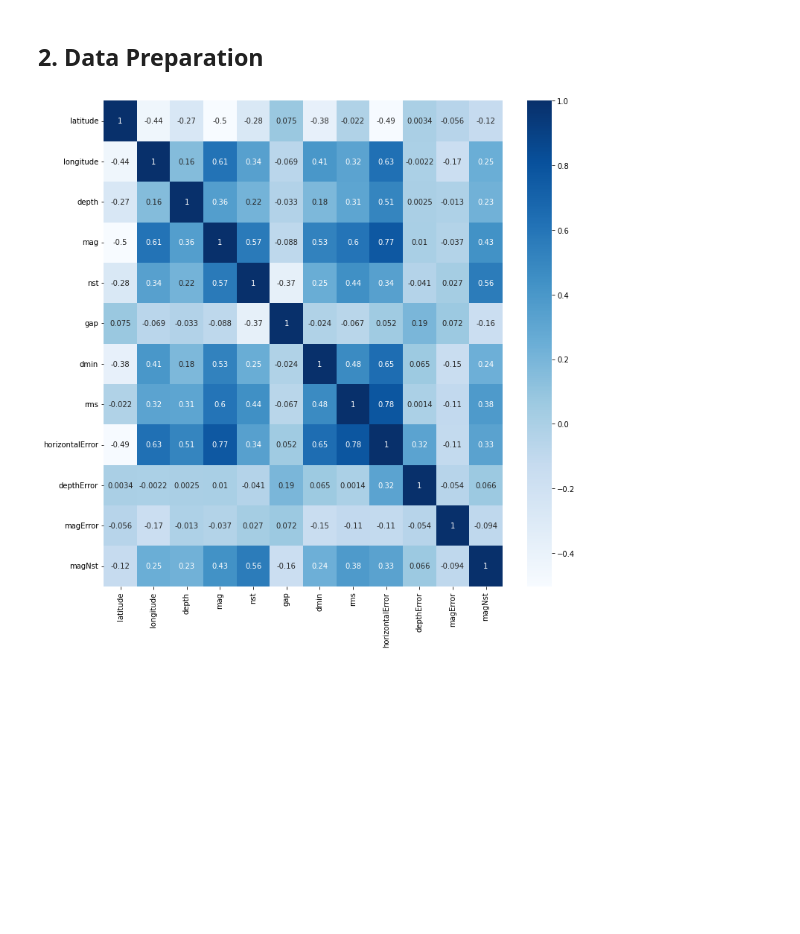
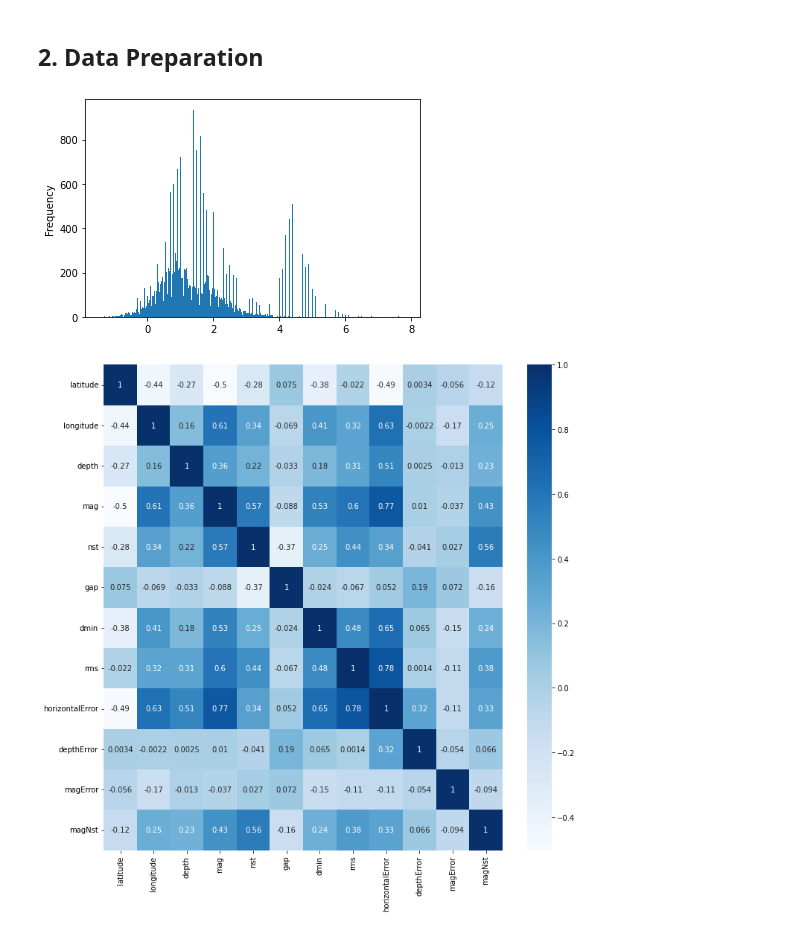
Before and after one commit to Andre-Gilbert/Earthquake-Prediction, a Jupyter notebook: ml/earthquake_prediction.ipynb, the cells around one changed output. Cells and saved outputs as stored; diff of their text form; code cells hidden in the pictures; blank space fills up the shorter version.

```diff
--- a/ml/earthquake_prediction.ipynb
+++ b/ml/earthquake_prediction.ipynb
@@ -123,10 +131,10 @@ print('local magnitude (ML), surface-wave magnitude (Ms), body-wave magnitude (M
 [figure]
 local magnitude (ML), surface-wave magnitude (Ms), body-wave magnitude (Mb), moment magnitude (Mw)
 # %%
-df.loc[df['mag'] >= 8, 'Class'] = 'Disastrous'
-df.loc[(df['mag'] >= 7) & (df['mag'] < 7.9), 'Class'] = 'Major'
-df.loc[(df['mag'] >= 6) & (df['mag'] < 6.9), 'Class'] = 'Strong'
-df.loc[(df['mag'] >= 5.5) & (df['mag'] < 5.9), 'Class'] = 'Moderate'
+df.loc[df.mag >= 8, 'Class'] = 'Disastrous'
+df.loc[(df.mag >= 7) & (df.mag < 7.9), 'Class'] = 'Major'
+df.loc[(df.mag >= 6) & (df.mag < 6.9), 'Class'] = 'Strong'
+df.loc[(df.mag >= 5.5) & (df.mag < 5.9), 'Class'] = 'Moderate'
 # %%
 sns.countplot(data=df, x='Class')
 plt.ylabel('Frequency')
@@ -136,6 +144,11 @@ plt.show()
 [figure]
 # %% [markdown]
 ## 2. Data Preparation
+# %%
+df.mag.plot(kind='hist', bins=500)
+plt.show()
+# %% [output]
+[figure, added]
 # %%
 corr_matrix = df.corr()
 plt.figure(figsize=(12, 12))
```
Also changed, not shown: parts of 27 cells of this notebook, 7 other files.
